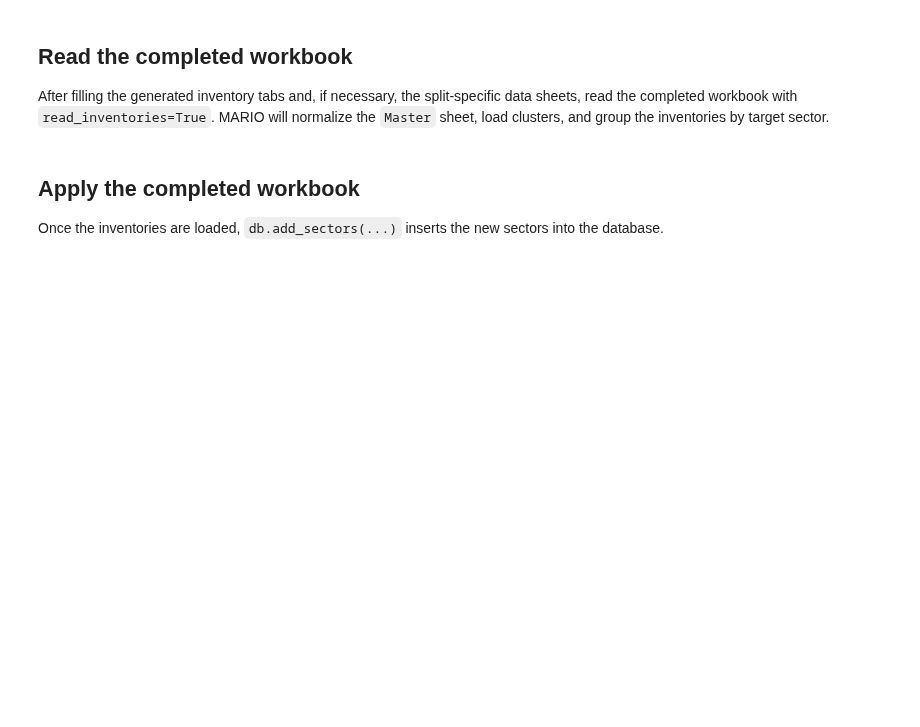
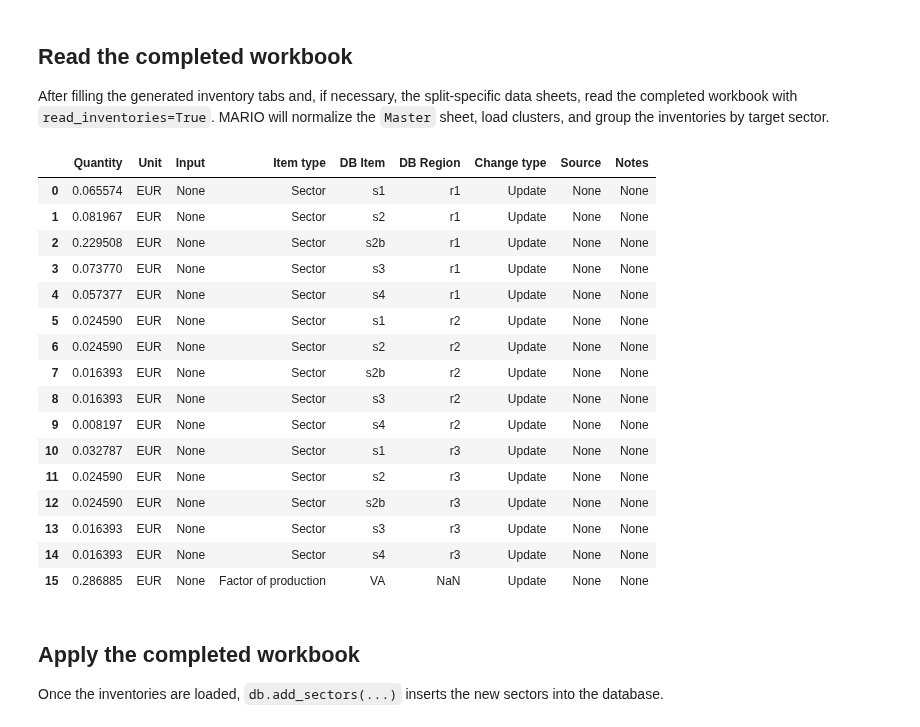
Before and after one commit to it-is-me-mario/MARIO, a Jupyter notebook: doc/source/user_guide/transformations/add_sectors.ipynb, the cells around one changed output. Drawn from its saved outputs; the diff is of its cells as text; code cells hidden in the pictures; blank space fills up the shorter version.

Commit message:
Refresh add-sectors documentation assets

```diff
--- a/doc/source/user_guide/transformations/add_sectors.ipynb
+++ b/doc/source/user_guide/transformations/add_sectors.ipynb
@@ -15,3 +15,7 @@ We start from the packaged IOT test table so the workflow stays reproducible and
 # %%
-db = mario.load_test("IOT")
+db = mario.parse_from_excel(
+    path = "path/to/source IOT workbook.xlsx",
+    table = "IOT",
+    mode = "flows"
+    )
 db.get_index("Sector")
@@ -132,11 +143,29 @@ Here you can modify the rigidity of the optimization problem by acting on the `d
 After filling the generated inventory tabs and, if necessary, the split-specific data sheets, read the completed workbook with `read_inventories=True`. MARIO will normalize the `Master` sheet, load clusters, and group the inventories by target sector.
 # %%
 db.read_add_sectors_excel(
-    path="/path/to/add_sector_inventories_filled.xlsx",
+    path="path/to/completed inventories workbook.xlsx",
     read_inventories=True,
 )
 
-db.inventories.keys()
+db.inventories['s2b']['s2b_r1'] # or any other inventory you input
+# %% [output]
+|  | Quantity | Unit | Input | Item type | DB Item | DB Region | Change type | Source | Notes |
+| 0 | 0.065574 | EUR | None | Sector | s1 | r1 | Update | None | None |
+| 1 | 0.081967 | EUR | None | Sector | s2 | r1 | Update | None | None |
+| 2 | 0.229508 | EUR | None | Sector | s2b | r1 | Update | None | None |
+| 3 | 0.073770 | EUR | None | Sector | s3 | r1 | Update | None | None |
+| 4 | 0.057377 | EUR | None | Sector | s4 | r1 | Update | None | None |
+| 5 | 0.024590 | EUR | None | Sector | s1 | r2 | Update | None | None |
+| 6 | 0.024590 | EUR | None | Sector | s2 | r2 | Update | None | None |
+| 7 | 0.016393 | EUR | None | Sector | s2b | r2 | Update | None | None |
+| 8 | 0.016393 | EUR | None | Sector | s3 | r2 | Update | None | None |
+| 9 | 0.008197 | EUR | None | Sector | s4 | r2 | Update | None | None |
+| 10 | 0.032787 | EUR | None | Sector | s1 | r3 | Update | None | None |
+| 11 | 0.024590 | EUR | None | Sector | s2 | r3 | Update | None | None |
+| 12 | 0.024590 | EUR | None | Sector | s2b | r3 | Update | None | None |
+| 13 | 0.016393 | EUR | None | Sector | s3 | r3 | Update | None | None |
+| 14 | 0.016393 | EUR | None | Sector | s4 | r3 | Update | None | None |
+| 15 | 0.286885 | EUR | None | Factor of production | VA | NaN | Update | None | None |
 # %% [markdown]
 ## Apply the completed workbook
 
```
Also changed, not shown: parts of 10 cells of this notebook, 28 other files.
